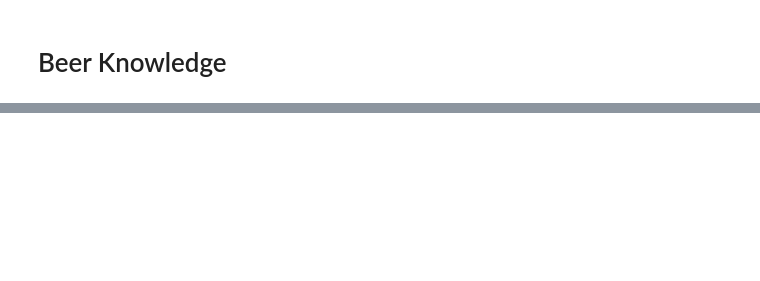
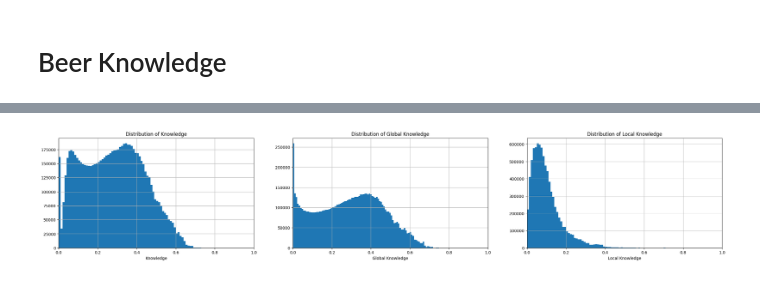
Before and after one commit to epfl-ada/ada-2024-project-pdfromscratch, a Jupyter notebook: src/workspaces/martin.ipynb, the cells around one changed output, grey strips where cells are left out. Cells and saved outputs as stored; diff of their text form; code cells hidden in the pictures; blank space fills up the shorter version.

```diff
--- a/src/workspaces/martin.ipynb
+++ b/src/workspaces/martin.ipynb
@@ -85,0 +290,39 @@ K_u = K_{G,u} \cdot gini_u + K_{L,u} \cdot (1 - gini_u)
+# %%
+df_users_past_beer_style["global_knowledge"] = df_users_past_beer_style["style_tried_share"] * np.log(1 + df_users_past_beer_style["mean_beer_tried"]) / np.log(1 + df_users_past_beer_style["mean_beers"])
+# %%
+df_users_past_beer_style = df_users_past_beer_style.merge(df_current_beer_per_style_2002, how="left", on="date_day")
+df_users_past_beer_style.sort_values(by="date_day",inplace=True)
+df_users_past_beer_style[max_columns] = df_users_past_beer_style[max_columns].ffill()
+
+df_shares_by_style = pd.DataFrame(df_users_past_beer_style[count_columns].values / df_users_past_beer_style[max_columns].values)
+df_knowledge = pd.concat([df_users_past_beer_style,np.sqrt(df_shares_by_style.max(axis=1))],axis=1).rename({0:"local_knowledge"},axis=1)
+# %%
+df_knowledge = df_knowledge[["user_id","date_day","beer_id","gini_impurity","global_knowledge","local_knowledge"]]
+df_knowledge["knowledge"] = df_knowledge["gini_impurity"] * df_knowledge["global_knowledge"] + (1 - df_knowledge["gini_impurity"]) * df_knowledge["local_knowledge"]
+df_knowledge.loc[df_users_past_beer_style["style_tried"] == 0, "knowledge"] = 0
+# %%
+df_knowledge.drop(["local_knowledge","knowledge"],axis=1,inplace=True)
+# %%
+plt.figure(figsize=(30,5))
+
+plt.subplot(1,3,1)
+df_knowledge["knowledge"].hist(bins=100)
+plt.title("Distribution of Knowledge")
+plt.xlabel("Knowledge")
+plt.xlim([0,1])
+
+plt.subplot(1,3,2)
+df_knowledge["global_knowledge"].hist(bins=100)
+plt.title("Distribution of Global Knowledge")
+plt.xlabel("Global Knowledge")
+plt.xlim([0,1])
+
+plt.subplot(1,3,3)
+df_knowledge["local_knowledge"].hist(bins=100)
+plt.title("Distribution of Local Knowledge")
+plt.xlabel("Local Knowledge")
+plt.xlim([0,1])
+
+plt.show()
+# %% [output]
+[figure, added]
```
Also changed, not shown: parts of 27 cells of this notebook.
